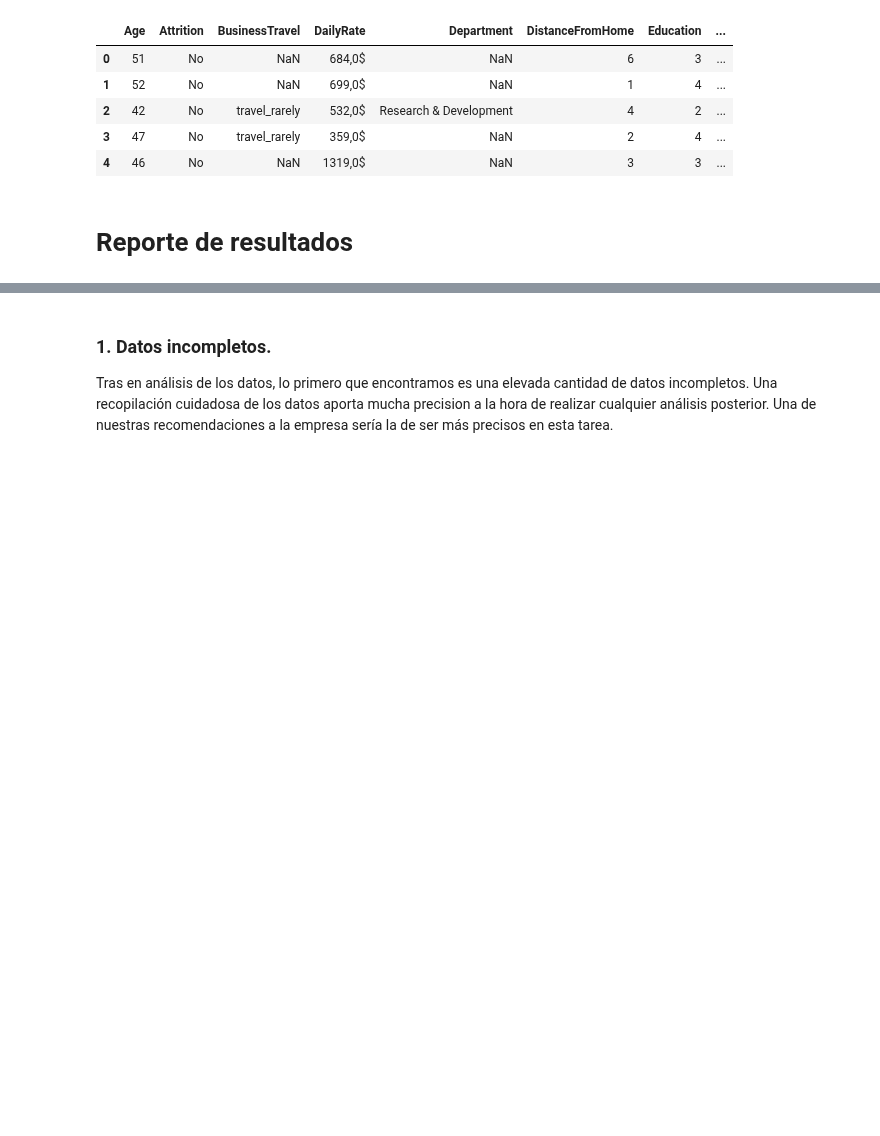
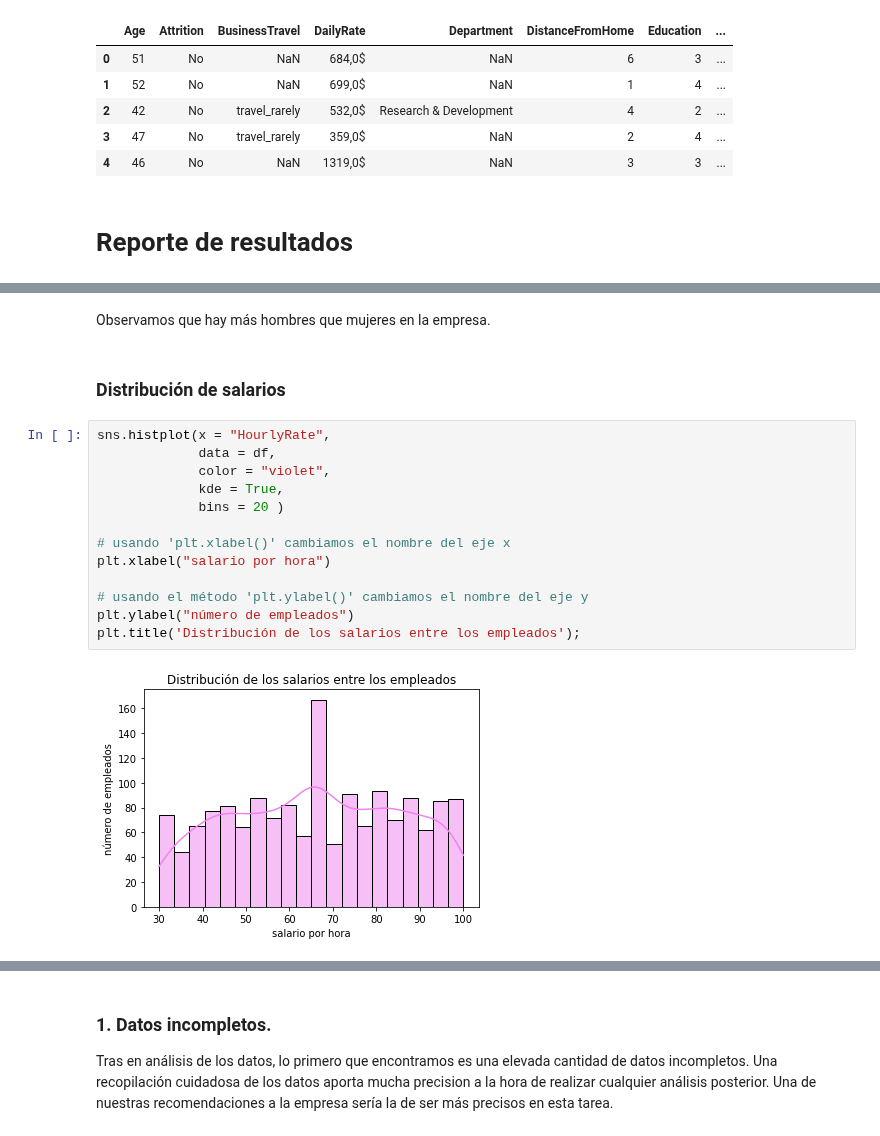
Before and after one commit to raquelmartinrodriguez/proyecto-da-promo-G-modulo-3-team-1, a Jupyter notebook: informe.ipynb, the cells around one changed output, grey strips where cells are left out. Cells and saved outputs as stored; diff of their text form; blank space fills up the shorter version.

```diff
--- a/informe.ipynb
+++ b/informe.ipynb
@@ -36,0 +81,19 @@ df_original.head()
+# %% [markdown]
+Observamos que hay más hombres que mujeres en la empresa.
+# %% [markdown]
+### Distribución de salarios
+# %%
+sns.histplot(x = "HourlyRate",
+             data = df,
+             color = "violet",
+             kde = True,
+             bins = 20 )
+
+# usando 'plt.xlabel()' cambiamos el nombre del eje x
+plt.xlabel("salario por hora")
+
+# usando el método 'plt.ylabel()' cambiamos el nombre del eje y
+plt.ylabel("número de empleados")
+plt.title('Distribución de los salarios entre los empleados');
+# %% [output]
+[figure, added]
```
Also changed, not shown: parts of 70 cells of this notebook.
